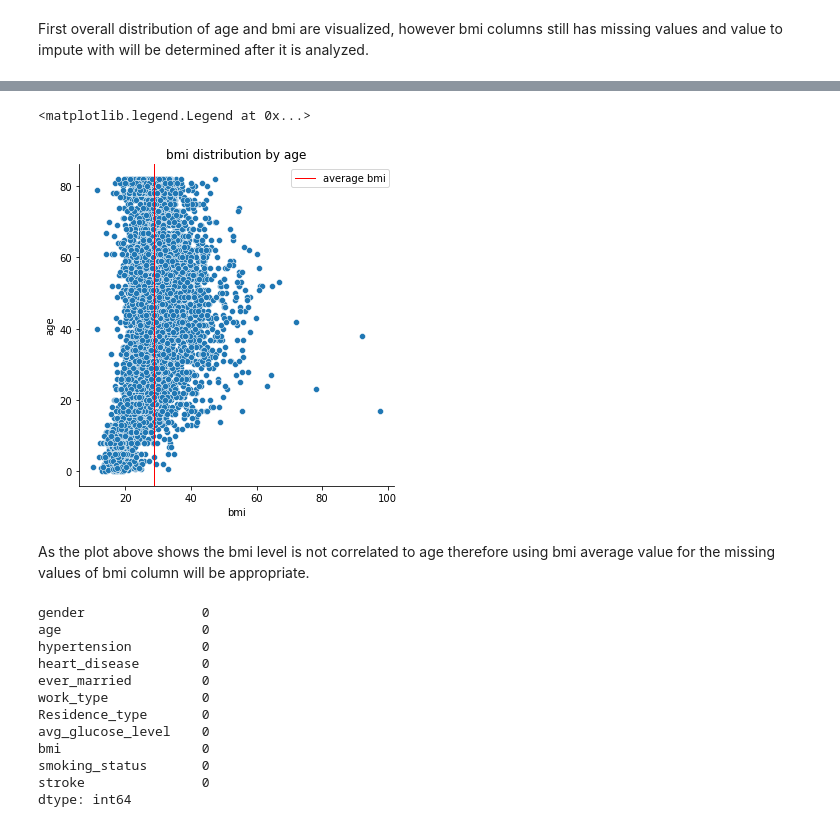
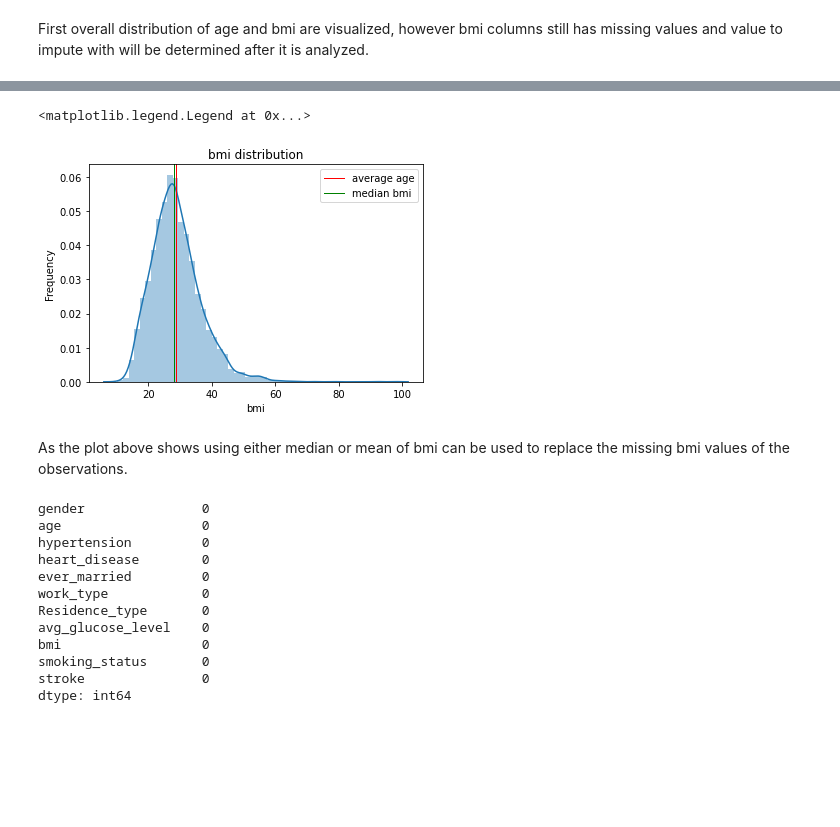
Before and after one commit to paulkimDSN/Capstone-2-Data-wranglling, a Jupyter notebook: EDA.ipynb, the cells around one changed output, grey strips where cells are left out. Saved outputs shown, nothing was run; the diff lists cells and outputs as text; code cells hidden in the pictures; blank space fills up the shorter version.

```diff
--- a/EDA.ipynb
+++ b/EDA.ipynb
@@ -113,14 +125,15 @@ First overall distribution of age and bmi are visualized, however bmi columns st
 # %%
-sns.relplot(x='bmi',y='age',data=df)
-plt.axvline(df['bmi'].mean(), color='red', linewidth=1,label=str('average bmi'))
-plt.title('bmi distribution by age')
-plt.ylabel('age')
+sns.distplot(df['bmi'])
+plt.axvline(df['bmi'].mean(), color='red', linewidth=1,label=str('average age'))
+plt.axvline(df['bmi'].median(), color='green', linewidth=1,label=str('median bmi'))
+plt.title('bmi distribution')
+plt.ylabel('Frequency')
 plt.legend()
 # %% [output]
 <matplotlib.legend.Legend at 0x...>
-[figure, old version]
+[figure, new version]
-# %% [markdown]
-As the plot above shows the bmi level is not correlated to age therefore using bmi average value for the missing values of bmi column will be appropriate.
+# %% [markdown]
+As the plot above shows using either median or mean of bmi can be used to replace the missing bmi values of the observations.
 # %%
 df['bmi']=df['bmi'].fillna(df['bmi'].mean())
 # %%
```
Also changed, not shown: parts of 1 cell of this notebook.
